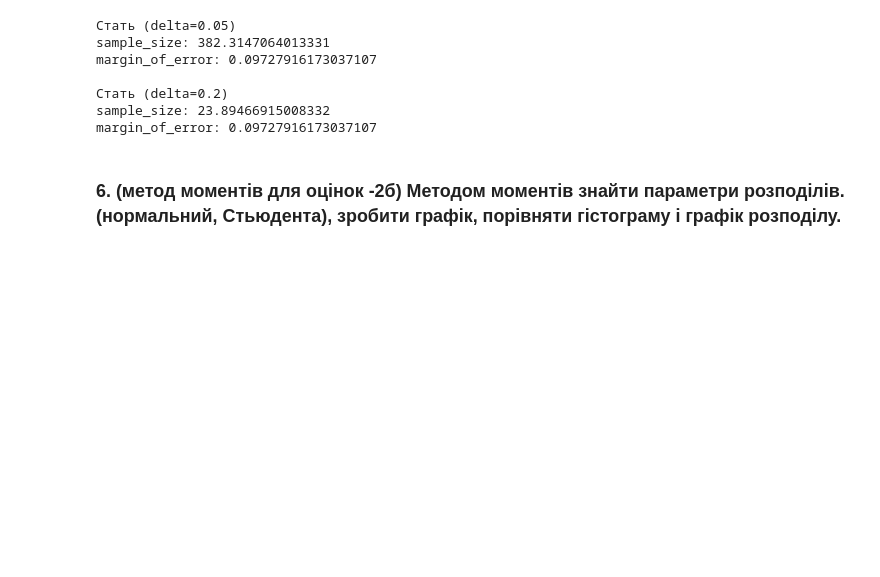
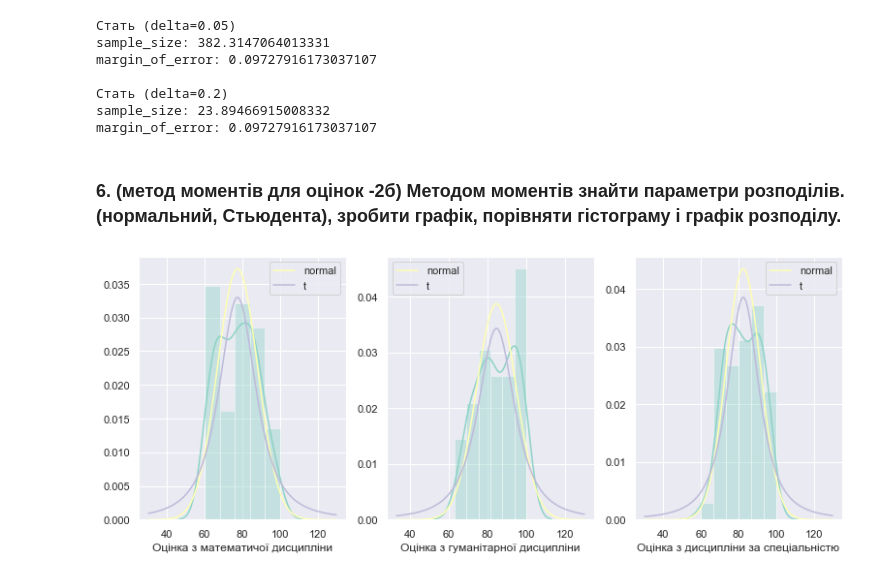
Before and after one commit to darynarr/CS-Students-Analysis-, a Jupyter notebook: Exploration.ipynb, the cells around one changed output. Drawn from its saved outputs; the diff is of its cells as text; code cells hidden in the pictures; blank space fills up the shorter version.

Commit message:
task 6, normal and t-distribution

```diff
--- a/Exploration.ipynb
+++ b/Exploration.ipynb
@@ -492,5 +493,27 @@ sample_size: 23.89466915008332
 margin_of_error: 0.09727916173037107
 # %% [markdown]
 ### 6. (метод моментів для оцінок -2б) Методом моментів знайти параметри розподілів. (нормальний, Стьюдента), зробити графік, порівняти гістограму і графік розподілу.
+# %%
+fix, axs= plt.subplots(1,3, figsize=(13,5))
+for i,col in enumerate(grade_cols):
+
+    mu,sigma = df_res[col].mean(),df_res[col].std()
+    dof = 2
+    #data[col].hist(ax=axs[i//3,i%3],density=True)
+    sns.distplot(df_res[col],ax=axs[i])
+    lnspc = np.linspace(df_res[col].min()-30, df_res[col].max()+30, df_res[col].shape[0])
+
+    pdf_n = stats.norm.pdf(lnspc,mu,sigma)
+    pdf_t = stats.t.pdf(lnspc,dof,mu,sigma)
+    axs[i].plot(lnspc, pdf_n, label="normal")
+    axs[i].plot(lnspc, pdf_t, label="t")
+    axs[i].legend()
+
+#     sns.distplot(df_res[col],fit=stats.norm,kde=False,ax=axs[i])
+
+fig.tight_layout(h_pad=5, w_pad=5)
+fig.subplots_adjust(top=0.9)
+# %% [output]
+[figure, added]
 # %%
 df_res.to_excel(f'{TRANSFORM_PATH}/tests results.xlsx', index=False)
```
Also changed, not shown: parts of 1 cell of this notebook, 1 other file.
